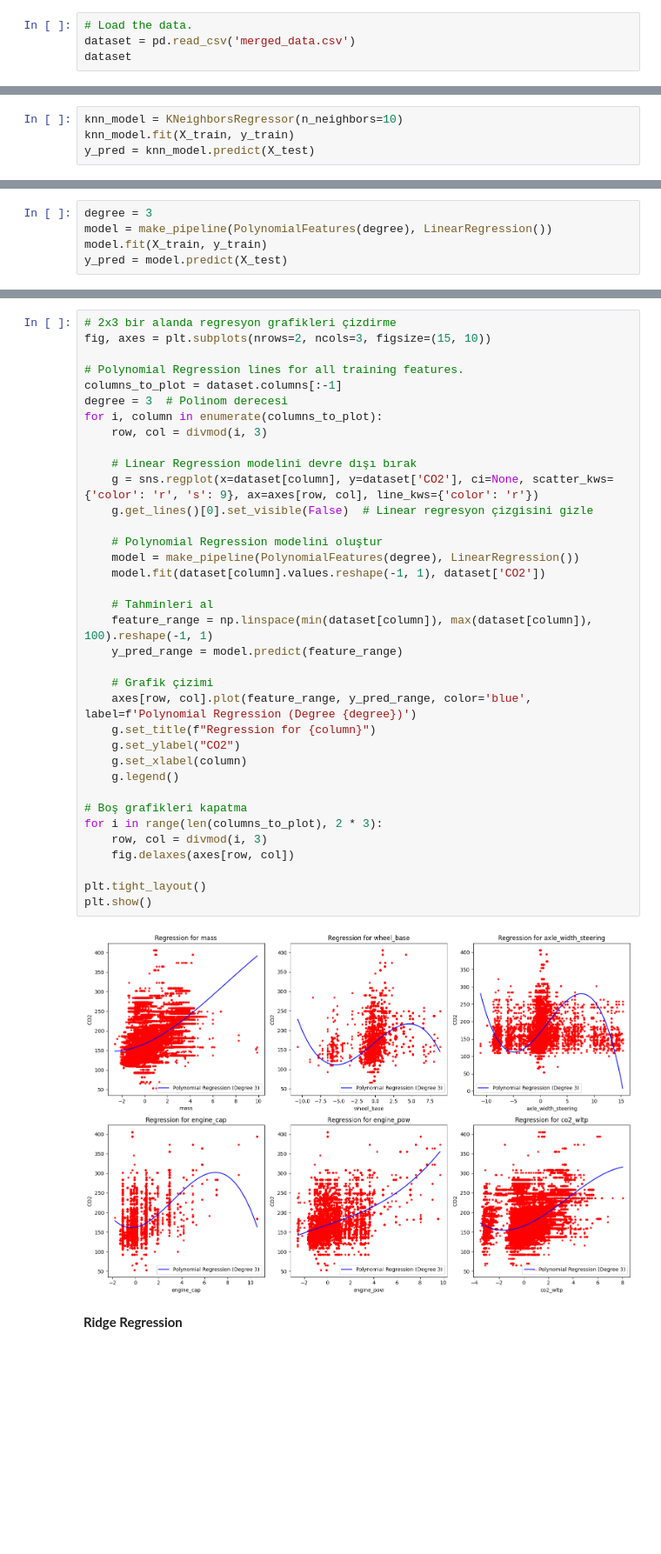
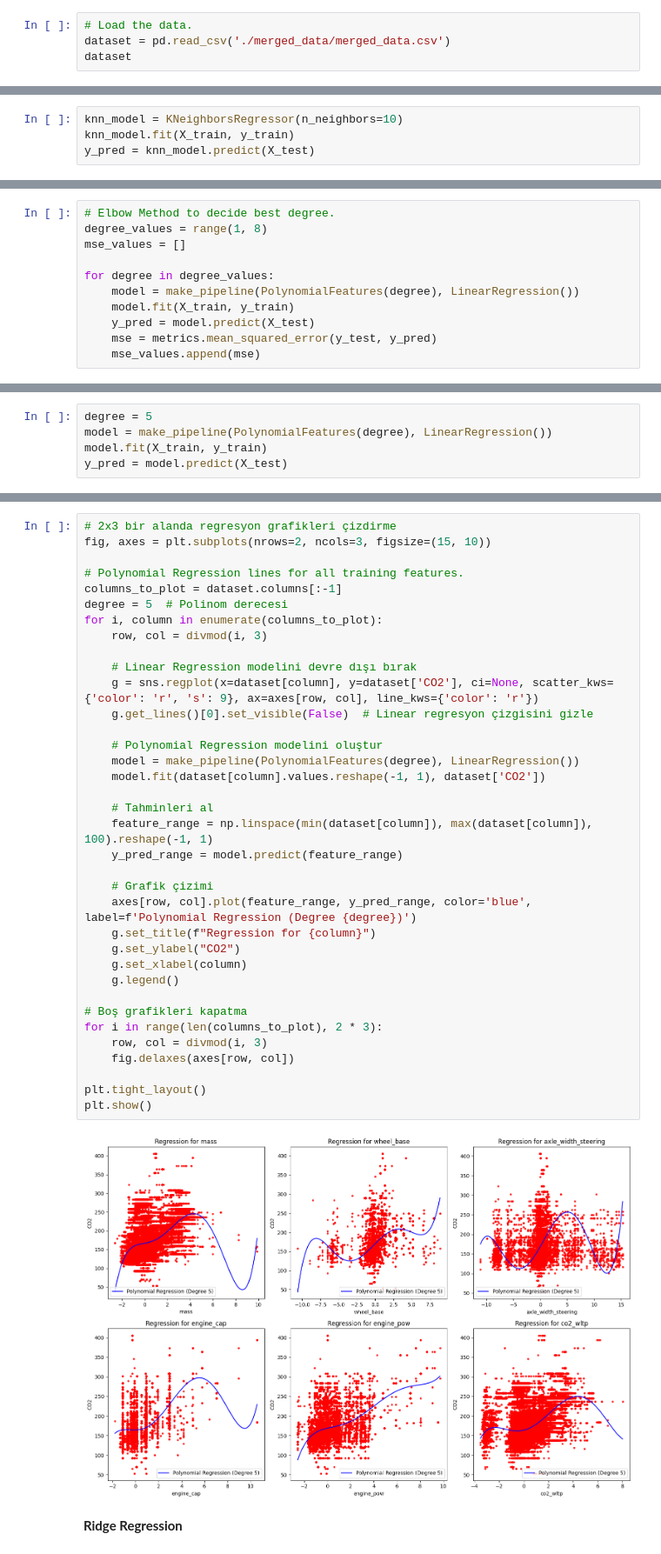
Before and after one commit to BenguBarisBalkan/AIN-311_Project, a Jupyter notebook: project_models.ipynb, the cells around one changed output, grey strips where cells are left out. Shown at 87% size. Drawn from its saved outputs; the diff is of its cells as text; blank space fills up the shorter version.

```diff
--- a/project_models.ipynb
+++ b/project_models.ipynb
@@ -20,7 +20,7 @@ warnings.filterwarnings('ignore')
 # Data Exploration
 # %%
 # Load the data.
-dataset = pd.read_csv('merged_data.csv')
+dataset = pd.read_csv('./merged_data/merged_data.csv')
 dataset
 # %% [output]
 |  | Unnamed: 0 | Brand | Model | mass | wheel_base | axle_width_steering | axle_width_other | engine_cap | ... |
@@ -484,0 +491,11 @@ plt.show()
+# %%
+# Elbow Method to decide best degree.
+degree_values = range(1, 8)
+mse_values = []
+
+for degree in degree_values:
+    model = make_pipeline(PolynomialFeatures(degree), LinearRegression())
+    model.fit(X_train, y_train)
+    y_pred = model.predict(X_test)
+    mse = metrics.mean_squared_error(y_test, y_pred)
+    mse_values.append(mse)
@@ -485,5 +510,5 @@ plt.show()
 # %%
-degree = 3
+degree = 5
 model = make_pipeline(PolynomialFeatures(degree), LinearRegression())
 model.fit(X_train, y_train)
 y_pred = model.predict(X_test)
@@ -504,38 +529,38 @@ fig, axes = plt.subplots(nrows=2, ncols=3, figsize=(15, 10))
 
 # Polynomial Regression lines for all training features.
 columns_to_plot = dataset.columns[:-1]
-degree = 3  # Polinom derecesi
+degree = 5  # Polinom derecesi
 for i, column in enumerate(columns_to_plot):
     row, col = divmod(i, 3)
 
     # Linear Regression modelini devre dışı bırak
     g = sns.regplot(x=dataset[column], y=dataset['CO2'], ci=None, scatter_kws={'color': 'r', 's': 9}, ax=axes[row, col], line_kws={'color': 'r'})
     g.get_lines()[0].set_visible(False)  # Linear regresyon çizgisini gizle
 
     # Polynomial Regression modelini oluştur
     model = make_pipeline(PolynomialFeatures(degree), LinearRegression())
     model.fit(dataset[column].values.reshape(-1, 1), dataset['CO2'])
 
     # Tahminleri al
     feature_range = np.linspace(min(dataset[column]), max(dataset[column]), 100).reshape(-1, 1)
     y_pred_range = model.predict(feature_range)
 
     # Grafik çizimi
     axes[row, col].plot(feature_range, y_pred_range, color='blue', label=f'Polynomial Regression (Degree {degree})')
     g.set_title(f"Regression for {column}")
     g.set_ylabel("CO2")
     g.set_xlabel(column)
     g.legend()
 
 # Boş grafikleri kapatma
 for i in range(len(columns_to_plot), 2 * 3):
     row, col = divmod(i, 3)
     fig.delaxes(axes[row, col])
 
 plt.tight_layout()
 plt.show()
 # %% [output]
-[figure, old version]
+[figure, new version]
 # %% [markdown]
 **Ridge Regression**
 # %%
```
Also changed, not shown: parts of 18 cells of this notebook, 8 other files.
